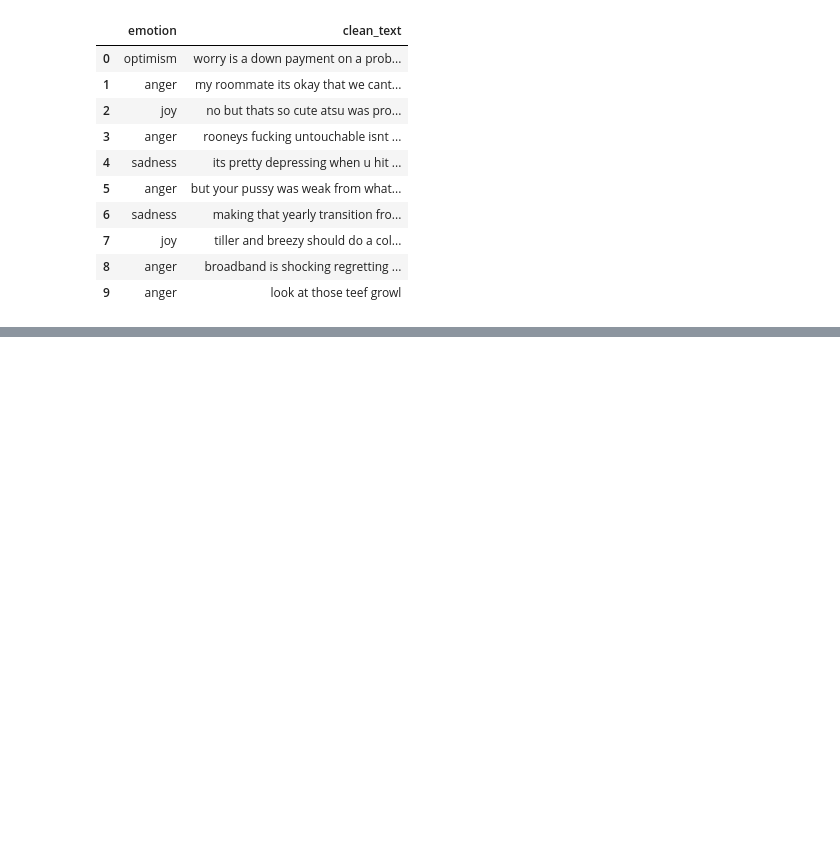
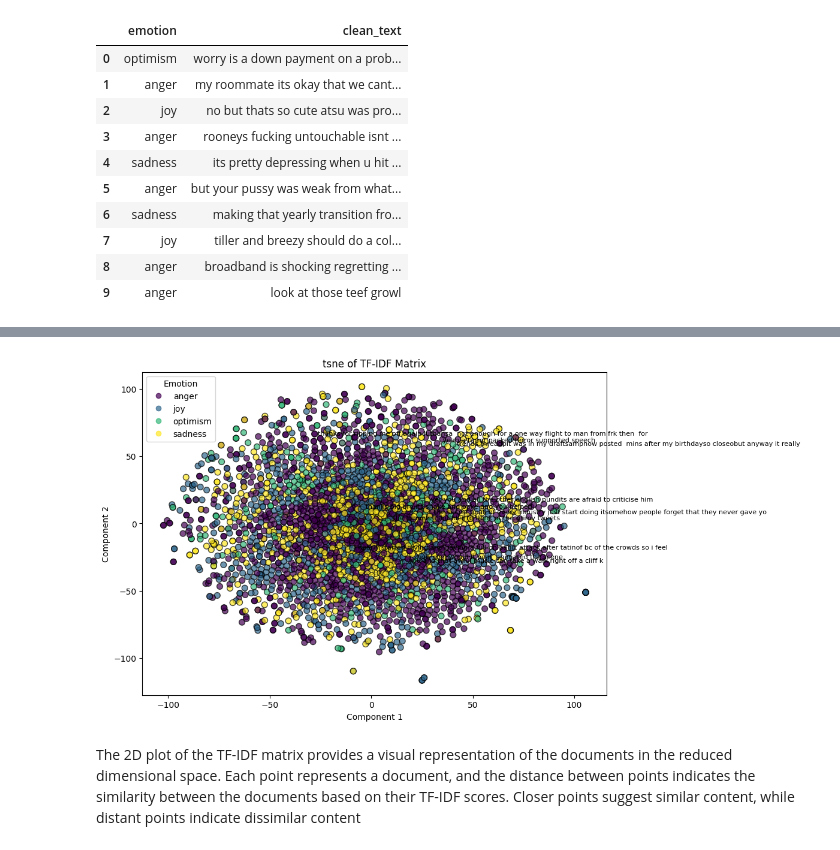
Before and after one commit to Fatai-soliu/emotion-text-ml, a Jupyter notebook: notebooks/data_cleaning_exploration.ipynb, the cells around one changed output, grey strips where cells are left out. Drawn from its saved outputs; the diff is of its cells as text; code cells hidden in the pictures; blank space fills up the shorter version.

```diff
--- a/notebooks/data_cleaning_exploration.ipynb
+++ b/notebooks/data_cleaning_exploration.ipynb
@@ -461,0 +527,26 @@ cleaned_df.head(10)
+# %%
+idx = np.random.choice(len(X), size=10, replace=False)
+
+#Plot TF-IDF 2D Graph - tsne
+
+plt.figure(figsize=(10, 7))
+scatter = plt.scatter(tsne_result[:, 0], tsne_result[:, 1], c = y_enc, edgecolor='k', s=50, alpha=0.7)
+
+for i in idx:
+    plt.annotate(X[i][:100], (tsne_result[i, 0], tsne_result[i, 1]), textcoords="offset points", xytext=(5,7),
+                 fontsize = 8)
+
+handles, _ = scatter.legend_elements()
+plt.legend(
+    handles,
+    le.classes_,
+    title="Emotion"
+)
+plt.title('tsne of TF-IDF Matrix')
+plt.xlabel('Component 1')
+plt.ylabel('Component 2')
+plt.show()
+# %% [output]
+[figure, added]
+# %% [markdown]
+The 2D plot of the TF-IDF matrix provides a visual representation of the documents in the reduced dimensional space. Each point represents a document, and the distance between points indicates the similarity between the documents based on their TF-IDF scores. Closer points suggest similar content, while distant points indicate dissimilar content
```
Also changed, not shown: parts of 9 cells of this notebook, 4 other files.
